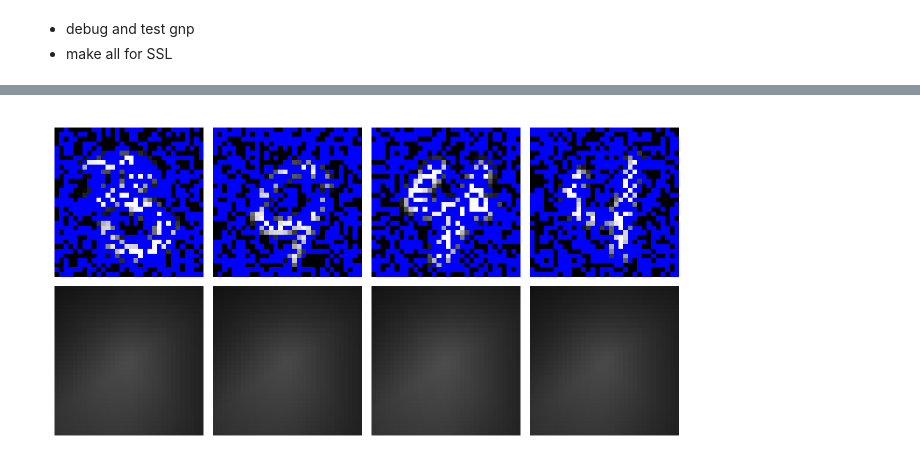
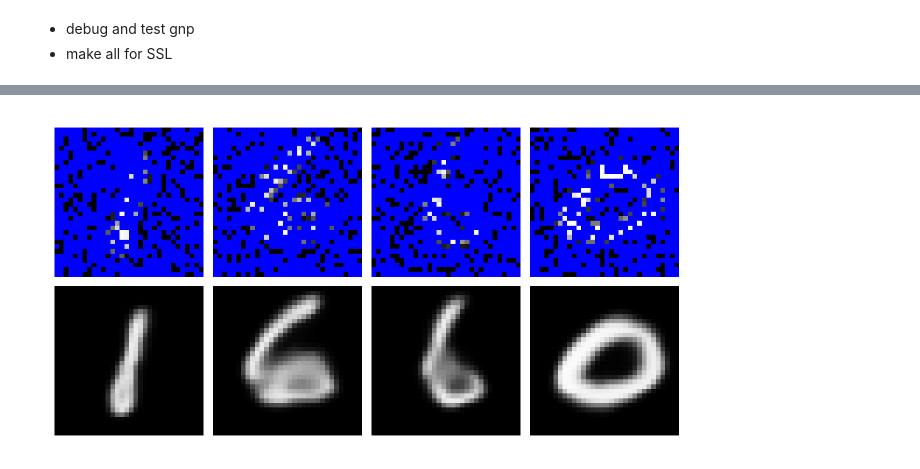
Before and after one commit to YannDubs/Semi-Supervised-Neural-Processes, a Jupyter notebook: notebooks/Neural Process Images.ipynb, the cells around one changed output, grey strips where cells are left out. Saved outputs shown, nothing was run; the diff lists cells and outputs as text; code cells hidden in the pictures.

```diff
--- a/notebooks/Neural Process Images.ipynb
+++ b/notebooks/Neural Process Images.ipynb
@@ -246,8 +262,8 @@ data_trainers_general = train_models_({k:v for k,v in datasets.items() if k =="m
                       NeuralProcessLoss,
                       data_specific_kwargs=data_specific_kwargs,
                       patience=15,
-                      chckpnt_dirname=None,  # chckpnt_dirname,
-                      max_epochs=1,  # N_EPOCHS,
+                      chckpnt_dirname= chckpnt_dirname,
+                      max_epochs=N_EPOCHS,
                       batch_size=BATCH_SIZE,
                       is_retrain=IS_RETRAIN,
                       callbacks=[],
@@ -298,13 +315,16 @@ import random
 
 def plot_predictions_img_grid(data, get_cntxt_trgt, model, mod_comp=None, n_plots=4, figsize=(18, 4)):
 
+    model.eval()
     cntxt_trgt = cntxt_trgt_collate(get_cntxt_trgt, is_grided=True)(
         [data[random.randint(0,len(data))] for _ in range(n_plots)])[0]
     X, mask_cntxt, mask_trgt = cntxt_trgt["X"], cntxt_trgt["mask_context"].unsqueeze(1), cntxt_trgt["mask_target"].unsqueeze(1)
     p_y_pred, *_ = model(**cntxt_trgt)
+    print(p_y_pred.base_dist.scale.detach().min(), p_y_pred.base_dist.scale.detach().mean())
     mean_y = p_y_pred.base_dist.loc.detach()
 
     if mod_comp is not None:
+        mod_comp.eval()
         p_y_pred_comp = _get_p_y_pred(mod_comp, X_cntxt, Y_cntxt, X_trgt)
         mean_y_comp = p_y_pred_comp.base_dist.loc.detach()
 
@@ -344,12 +364,15 @@ def plot_predictions_img_grid(data, get_cntxt_trgt, model, mod_comp=None, n_plot
     ax.axis('off')
 
 def plot_predictions_img_general(data, get_cntxt_trgt, model, mod_comp=None, n_plots=4, figsize=(18, 4)):
+    model.eval()
+
     cntxt_trgt = cntxt_trgt_collate(get_cntxt_trgt)([data[random.randint(0,len(data))] for _ in range(n_plots)])[0]
     X_cntxt, Y_cntxt, X_trgt, Y_trgt = cntxt_trgt["X"], cntxt_trgt["y"], cntxt_trgt["X_trgt"], cntxt_trgt["y_trgt"]
     p_y_pred, *_ = model.forward_step(X_cntxt, Y_cntxt, X_trgt)
     mean_y = p_y_pred.base_dist.loc.detach()
 
     if mod_comp is not None:
+        mod_comp.eval()
         p_y_pred_comp, *_ = mod_comp.forward_step(X_cntxt, Y_cntxt, X_trgt)
         mean_y_comp = p_y_pred_comp.base_dist.loc.detach()
 
@@ -394,12 +421,11 @@ def plot_predictions_img_general(data, get_cntxt_trgt, model, mod_comp=None, n_p
 # %%
 for data_name, (data_train, data_test) in datasets.items():
-    if data_name != "mnist":
-        continue
+    #if data_name != "celeba": continue
     plot_predictions_img_grid(data_test,
-                          GridCntxtTrgtGetter(context_masker=partial(half_masker, dim=1),#RandomMasker(min_nnz=.1, max_nnz=.1),#partial(half_masker, dim=1), #
+                          GridCntxtTrgtGetter(context_masker=RandomMasker(min_nnz=.9, max_nnz=.9),#partial(half_masker, dim=1)
                                              target_masker=no_masker,
                                              is_add_cntxts_to_trgts=False),
-                          data_trainers_grided[data_name+"/"+"gnp_unet"].module_.cpu(),
-                          n_plots=4,
+                          data_trainers_grided[data_name+"/"+"transformer_gnp_large_unet"].module_.cpu(),
+                          n_plots=3,
                           figsize=(18, 6))
 # %% [output]
@@ -406,0 +440,10 @@ for data_name, (data_train, data_test) in datasets.items():
+# %%
+for data_name, (data_train, data_test) in datasets.items():
+    #if data_name != "celeba": continue
+    plot_predictions_img_grid(data_test,
+                          GridCntxtTrgtGetter(context_masker=partial(half_masker, dim=1),
+                                             target_masker=no_masker,
+                                             is_add_cntxts_to_trgts=False),
+                          data_trainers_grided[data_name+"/"+"transformer_gnp_large_unet"].module_.cpu(),
+                          n_plots=3,
+                          figsize=(18, 6))
@@ -407,15 +455,15 @@ for data_name, (data_train, data_test) in datasets.items():
 # %%
 for data_name, (data_train, data_test) in datasets.items():
     if data_name != "mnist":
         continue
     plot_predictions_img_general(data_test,
-                          GridCntxtTrgtGetter(context_masker=RandomMasker(min_nnz=.4, max_nnz=.4),#partial(half_masker, dim=1), #
+                          GridCntxtTrgtGetter(context_masker=RandomMasker(min_nnz=.2, max_nnz=.2),#partial(half_masker, dim=1), #
                                              target_masker=no_masker,
                                              is_add_cntxts_to_trgts=False),
                           data_trainers_general[data_name+"/"+"anp_simple"].module_.cpu(),
                           n_plots=4,
                           figsize=(18, 6))
 # %% [output]
-[figure, old version]
+[figure, new version]
 # %%
 data_trainers_general.keys()
```
Also changed, not shown: parts of 15 cells of this notebook, 10 other files.
